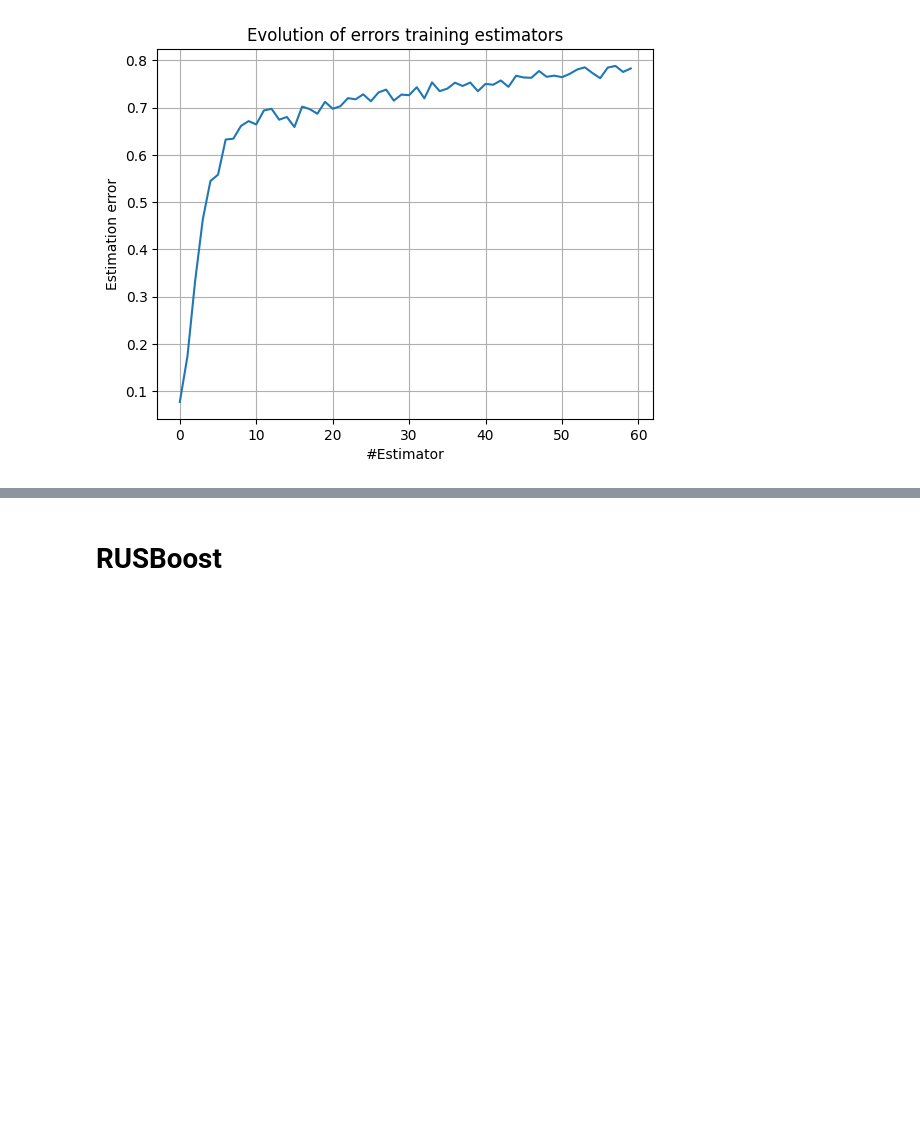
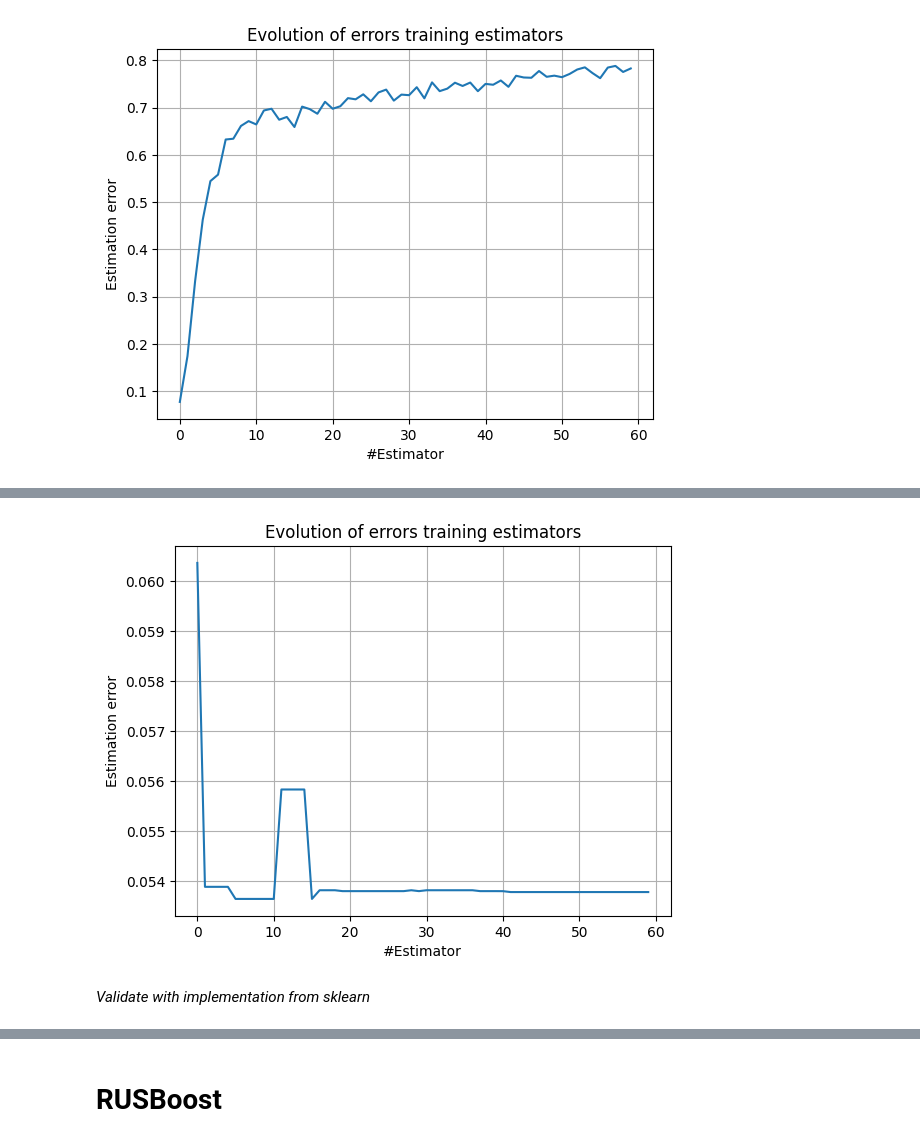
Before and after one commit to 4datascience/Traffic, a Jupyter notebook: Feature_engineering.ipynb, the cells around one changed output, grey strips where cells are left out. Saved outputs shown, nothing was run; the diff lists cells and outputs as text; code cells hidden in the pictures; blank space fills up the shorter version.

```diff
--- a/Feature_engineering.ipynb
+++ b/Feature_engineering.ipynb
@@ -515,8 +511,8 @@ LINK 6
 # %% [markdown]
 **Algorithm implementation SAMME**
 # %%
-def labelToIndex(i,clf):
-    return clf.labelDict[i]
+def labelToIndex(cl,clf):
+    return clf.labelDict[cl]
 
 def indexToLabel(i,clf):
     return clf.classes[i]
@@ -542,18 +538,20 @@ class AdaBoostClassifier_:
 
         # Initialize observation weights as 1/N where N is total `n_samples`
         N = df.shape[0]
-        w = {epoch: 1/N for epoch in np.int32(df.index.astype(np.int64)/1e9)}
+        w = {epoch: 1/N for epoch in df.index}
 
         # Class labels mapping to indices
         self.createLabelDict(np.unique(df[y_column]))
         k = len(self.classes)
 
+        # Training data initalization
+        X_ = df.filter(regex=(X_columns)).values
+        y_ = df[y_column].values
+        w_indices_ = np.array(list(w.keys()))
+
         # M iterations (#WeakLearners)
         for m in range(self.n_estimators):
-            X_ = df.filter(regex=(X_columns)).values
-            y_ = df[y_column].values
-            w_indices_ = np.int32(df.index.astype(np.int64)/1e9)
-            w_ = np.array([w[i] for i in w_indices_])
+            w_ = np.array(list(w.values()))
 
         # 1) WeakLearner training
             Gm = base.clone(self.base_estimator).\
@@ -570,7 +568,7 @@ class AdaBoostClassifier_:
 
         # 4) Observation weights update for next iteration with weights normalization
             w_ *= np.exp(self.learning_rate* BetaM*(incorrect*(w_ > 0)))
-            norm_ = sum(w_)
+            norm_ = np.sum(w_)
             for i, j in enumerate(w_indices_):
                 w[j] = w_[i]/norm_
 
@@ -592,7 +590,7 @@ class AdaBoostClassifier_:
         iTL = np.vectorize(labelToIndex)
         y_pred = np.stack([iTL(Gm(X),self) for _,Gm in self.models], axis=-1)
 
-        # Weight the indices count using Bm associated to each weak_learner
+        # Weight the indices count using Beta (Bm) associated to each weak_learner
         prob_matrix += np.apply_along_axis(lambda x: np.bincount(x, weights=Bms_, minlength=k), axis=1, arr=y_pred)*k/(k-1)
 
         iTL = np.vectorize(indexToLabel)
@@ -627,7 +625,7 @@ class AdaBoostClassifier_:
 
         # Initialize observation weights as 1/N where N is total `n_samples`
         N = df.shape[0]
-        w = {epoch: 1/N for epoch in np.int32(df.index.astype(np.int64)/1e9)}
+        w = {epoch: 1/N for epoch in df.index}
 
         # Class labels mapping to indices
         self.createLabelDict(np.unique(df[y_column]))
@@ -636,16 +634,22 @@ class AdaBoostClassifier_:
         # Training data initalization
         X_ = df.filter(regex=(X_columns)).values
         y_ = df[y_column].values
-        w_indices_ = np.int32(df.index.astype(np.int64)/1e9)
+        w_indices_ = np.array(list(w.keys()))
 
         # M iterations (#WeakLearners)
         for m in range(self.n_estimators):
-            w_ = np.array([w[i] for i in w_indices_])
+            w_ = np.array(list(w.values()))
 
         # 1) WeakLearner training
             Gm = base.clone(self.base_estimator).\
                             fit(X_,y_,sample_weight=w_).predict_proba
             self.models.append(Gm)
+
+        # 2) Error-rate computation
+            sum_model_hypothesis = np.sum(np.stack([self._prob2classWeight_(model(X_)) for model in self.models], axis=-1), axis=-1)
+            iTL = np.vectorize(indexToLabel)
+            incorrect = iTL(np.argmax(sum_model_hypothesis,axis=1),self) != y_
+            self.estimator_errors_.append(np.average(incorrect,axis=0))
 
         # 3) Observation weights update for next iteration with weights normalization
             iTL = np.vectorize(labelToIndex)
@@ -814,0 +913,12 @@ KeyboardInterrupt: ignored
+# %%
+fig, ax = plt.subplots()
+ax.plot(np.arange(model.n_estimators), model.estimator_errors_)
+
+ax.set(xlabel='#Estimator', ylabel='Estimation error',
+       title='Evolution of errors training estimators')
+ax.grid()
+plt.show()
+# %% [output]
+[figure, added]
+# %% [markdown]
+*Validate with implementation from sklearn*
```
Also changed, not shown: parts of 75 cells of this notebook.
